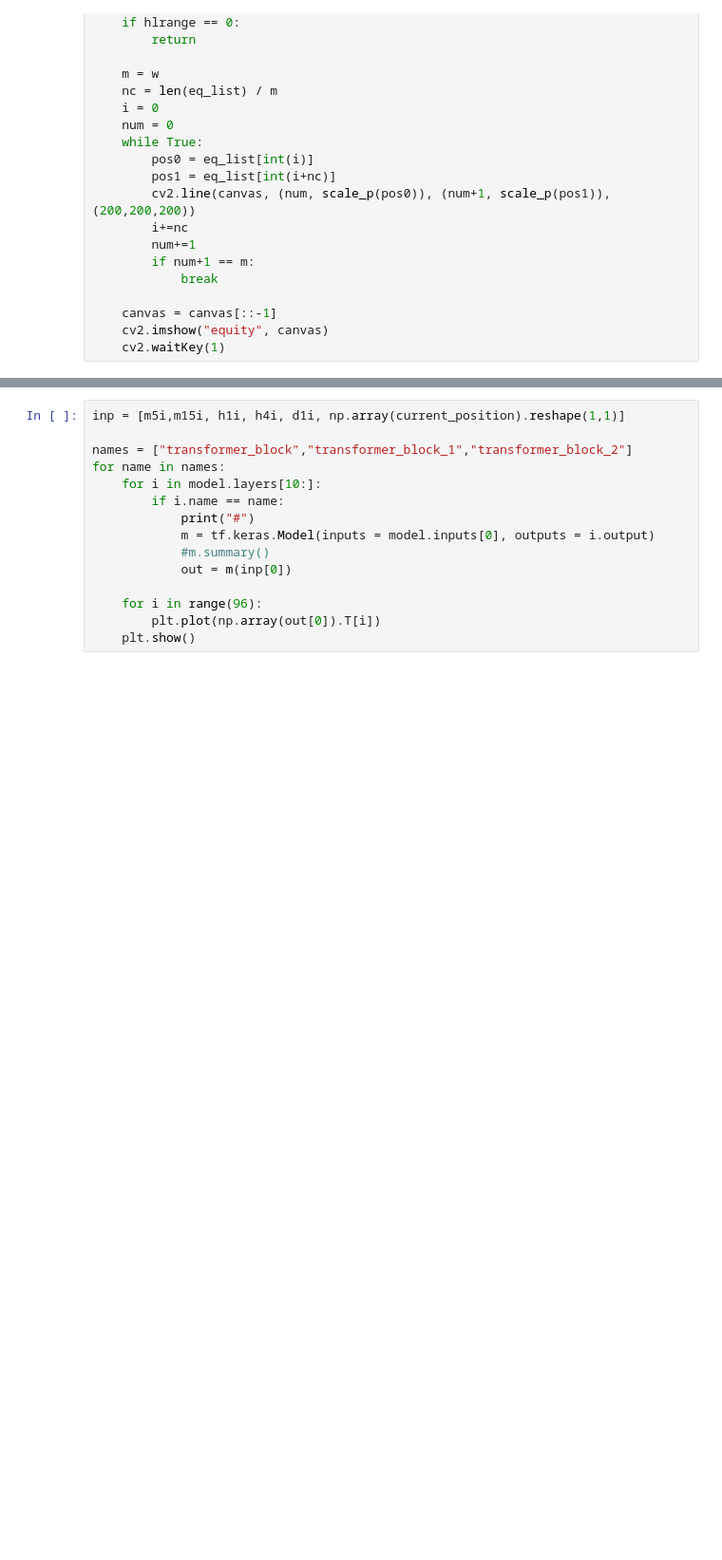
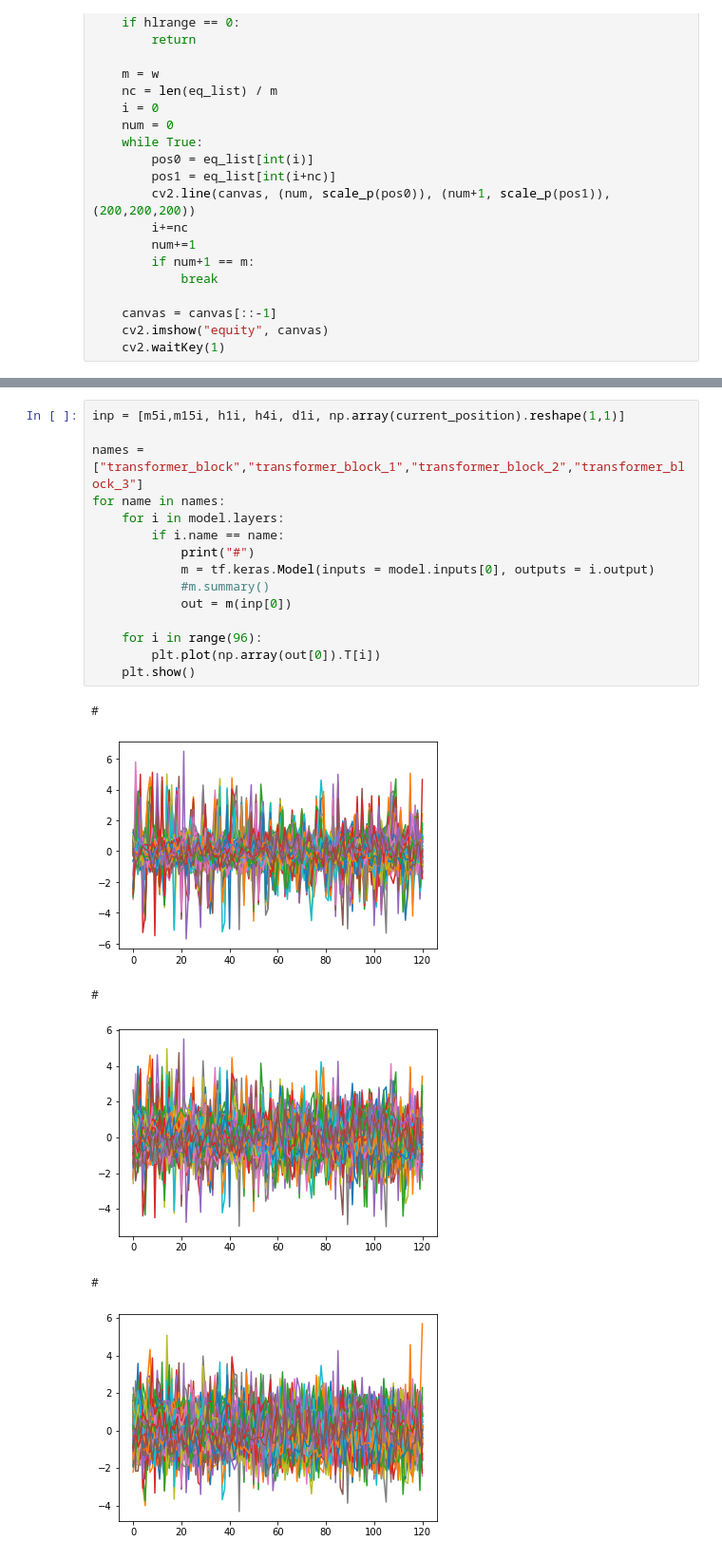
Before and after one commit to dercodeKoenig/ipda_vs_dqn_m5, a Jupyter notebook: tx_5/test.ipynb, the cells around one changed output, grey strips where cells are left out. Shown at 95% size. Saved outputs shown, nothing was run; the diff lists cells and outputs as text; blank space fills up the shorter version.

```diff
--- a/tx_5/test.ipynb
+++ b/tx_5/test.ipynb
@@ -571,15 +573,22 @@ plt.show()
 # %%
 inp = [m5i,m15i, h1i, h4i, d1i, np.array(current_position).reshape(1,1)]
 
-names = ["transformer_block","transformer_block_1","transformer_block_2"]
+names = ["transformer_block","transformer_block_1","transformer_block_2","transformer_block_3"]
 for name in names:
-    for i in model.layers[10:]:
+    for i in model.layers:
         if i.name == name:
             print("#")
             m = tf.keras.Model(inputs = model.inputs[0], outputs = i.output)
             #m.summary()
             out = m(inp[0])
 
     for i in range(96):
         plt.plot(np.array(out[0]).T[i])
     plt.show()
+# %% [output]
+#
+[figure, added]
+#
+[figure, added]
+#
+[figure, added]
```
Also changed, not shown: parts of 4 cells of this notebook, 1 other file.
